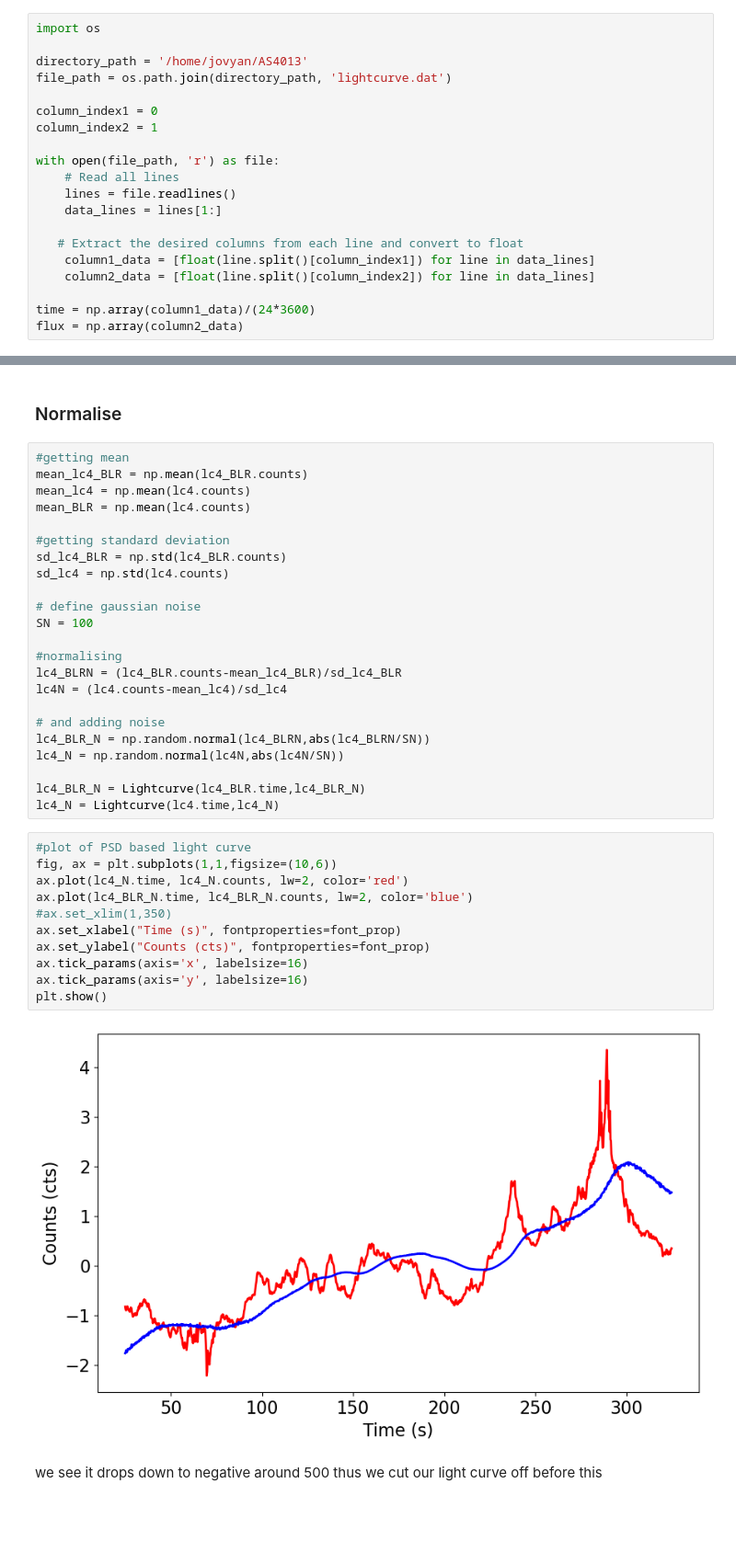
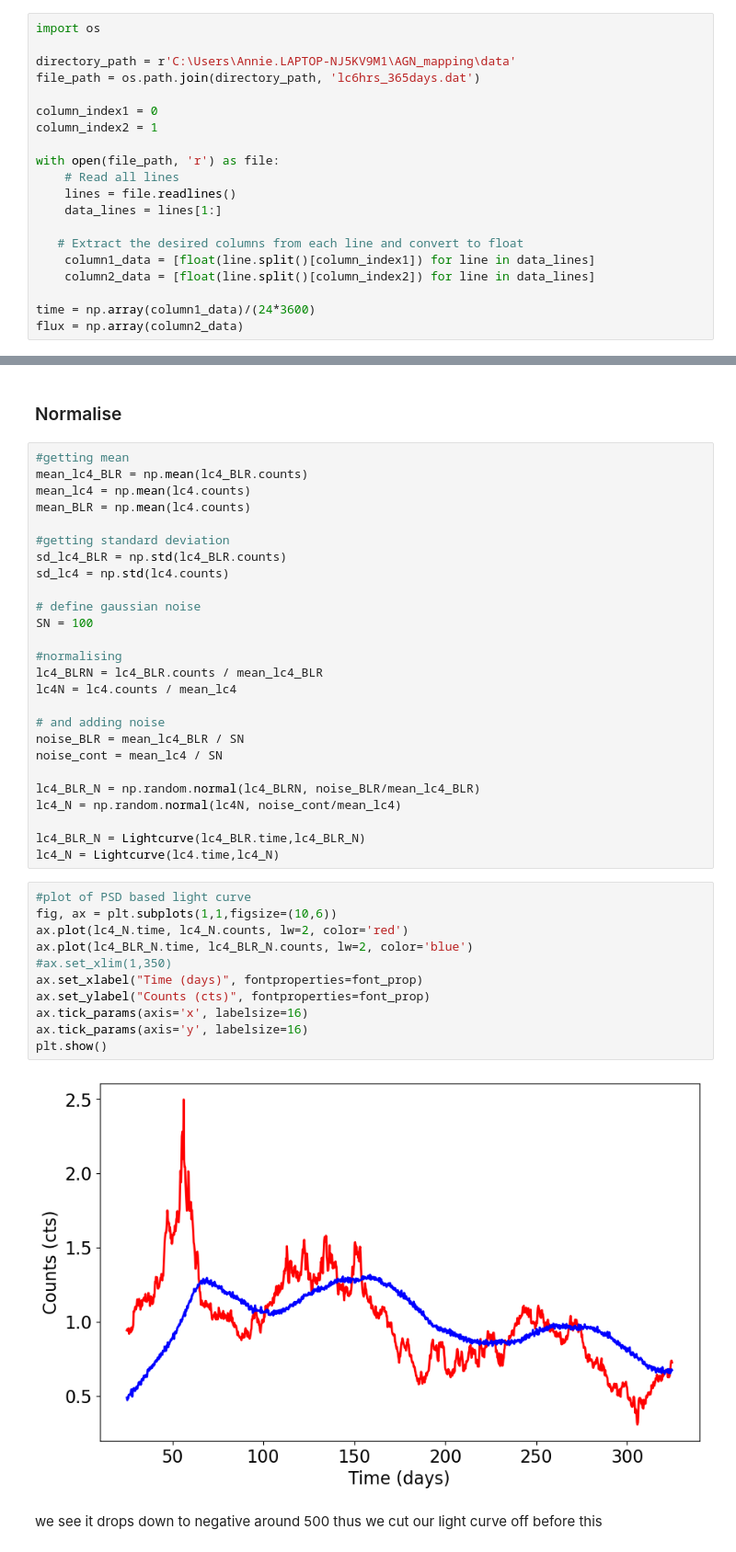
Before and after one commit to aeoj01-cpu/AGN_mapping, a Jupyter notebook: notebooks/lightcurve_simulations_1.ipynb, the cells around one changed output, grey strips where cells are left out. Shown at 92% size. Saved outputs shown, nothing was run; the diff lists cells and outputs as text; blank space fills up the shorter version.

Commit message:
made light curve simulations 1 notebook run the full way through

```diff
--- a/notebooks/lightcurve_simulations_1.ipynb
+++ b/notebooks/lightcurve_simulations_1.ipynb
@@ -181,8 +180,8 @@ we will then make a another sine wave light curev and convolve these two to find
 # %%
 import os
 
-directory_path = '/home/jovyan/AS4013'
-file_path = os.path.join(directory_path, 'lightcurve.dat')
+directory_path = r'C:\Users\Annie.LAPTOP-NJ5KV9M1\AGN_mapping\data'
+file_path = os.path.join(directory_path, 'lc6hrs_365days.dat')
 
 column_index1 = 0
 column_index2 = 1
@@ -277,28 +280,31 @@ sd_lc4 = np.std(lc4.counts)
 SN = 100
 
 #normalising
-lc4_BLRN = (lc4_BLR.counts-mean_lc4_BLR)/sd_lc4_BLR
-lc4N = (lc4.counts-mean_lc4)/sd_lc4
+lc4_BLRN = lc4_BLR.counts / mean_lc4_BLR
+lc4N = lc4.counts / mean_lc4
 
 # and adding noise
-lc4_BLR_N = np.random.normal(lc4_BLRN,abs(lc4_BLRN/SN))
-lc4_N = np.random.normal(lc4N,abs(lc4N/SN))
+noise_BLR = mean_lc4_BLR / SN
+noise_cont = mean_lc4 / SN
+
+lc4_BLR_N = np.random.normal(lc4_BLRN, noise_BLR/mean_lc4_BLR)
+lc4_N = np.random.normal(lc4N, noise_cont/mean_lc4)
 
 lc4_BLR_N = Lightcurve(lc4_BLR.time,lc4_BLR_N)
 lc4_N = Lightcurve(lc4.time,lc4_N)
 # %%
 #plot of PSD based light curve
 fig, ax = plt.subplots(1,1,figsize=(10,6))
 ax.plot(lc4_N.time, lc4_N.counts, lw=2, color='red')
 ax.plot(lc4_BLR_N.time, lc4_BLR_N.counts, lw=2, color='blue')
 #ax.set_xlim(1,350)
-ax.set_xlabel("Time (s)", fontproperties=font_prop)
+ax.set_xlabel("Time (days)", fontproperties=font_prop)
 ax.set_ylabel("Counts (cts)", fontproperties=font_prop)
 ax.tick_params(axis='x', labelsize=16)
 ax.tick_params(axis='y', labelsize=16)
 plt.show()
 # %% [output]
-[figure, old version]
+[figure, new version]
 # %% [markdown]
 we see it drops down to negative around 500 thus we cut our light curve off before this
 # %%
```
Also changed, not shown: parts of 22 cells of this notebook, 32 other files.
